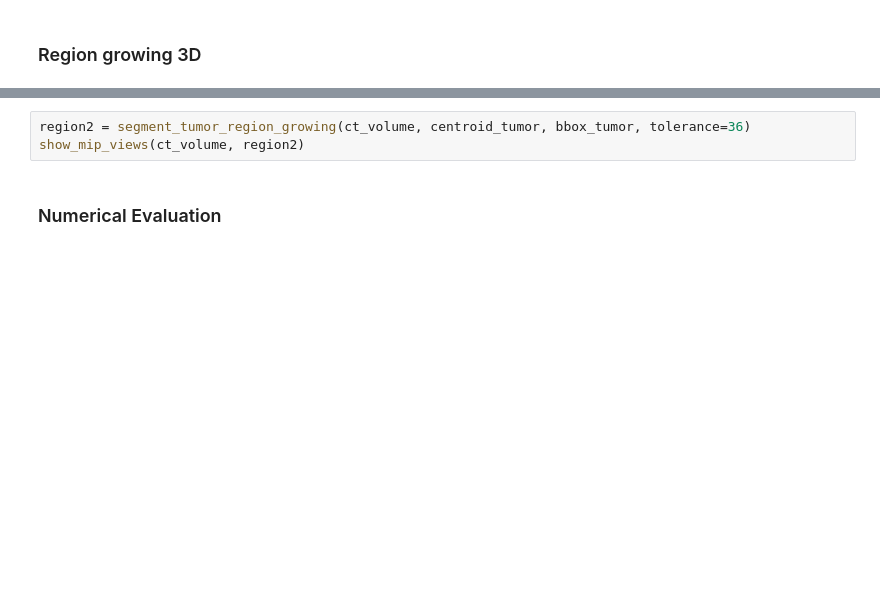
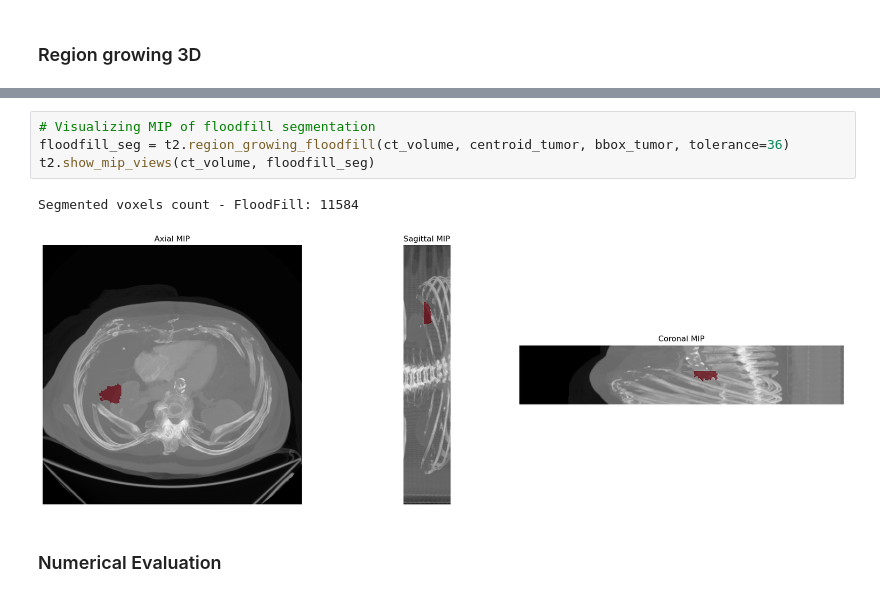
Before and after one commit to mirabud/MIP_final_project, a Jupyter notebook: mip_current.ipynb, the cells around one changed output, grey strips where cells are left out. Saved outputs shown, nothing was run; the diff lists cells and outputs as text; blank space fills up the shorter version.

```diff
--- a/mip_current.ipynb
+++ b/mip_current.ipynb
@@ -481,6 +170,10 @@ compare_segmentations(ct_volume, methods, slice_idx=44)
 # %%
-region2 = segment_tumor_region_growing(ct_volume, centroid_tumor, bbox_tumor, tolerance=36)
-show_mip_views(ct_volume, region2)
+# Visualizing MIP of floodfill segmentation
+floodfill_seg = t2.region_growing_floodfill(ct_volume, centroid_tumor, bbox_tumor, tolerance=36)
+t2.show_mip_views(ct_volume, floodfill_seg)
+# %% [output]
+Segmented voxels count - FloodFill: 11584
+[figure, added]
 # %% [markdown]
 ### Numerical Evaluation
 # %%
```
Also changed, not shown: parts of 17 cells of this notebook, 1 other file.
